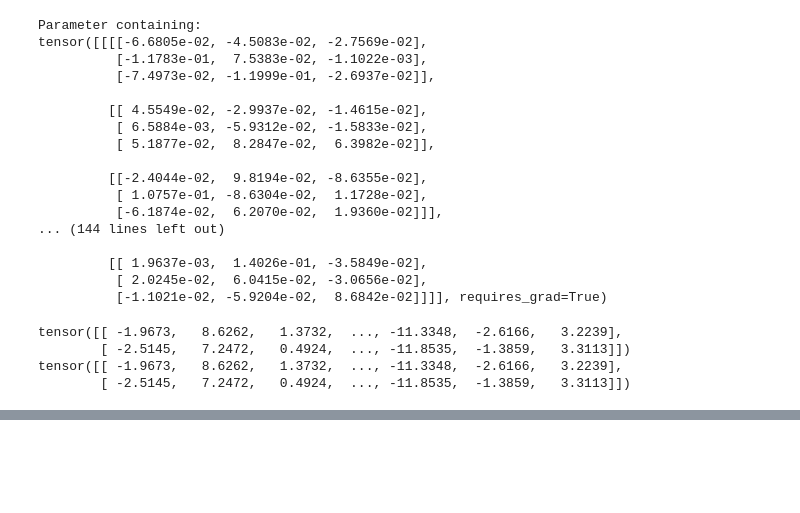
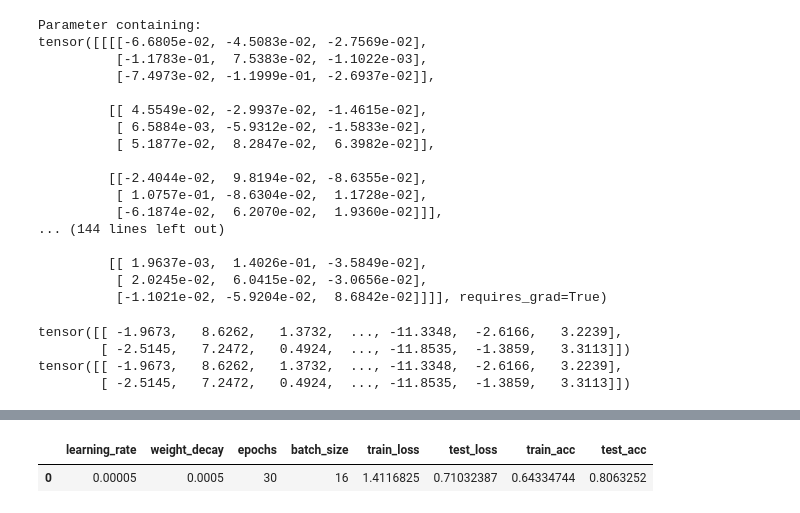
Before and after one commit to dkqp/DL_Paper_Replicating, a Jupyter notebook: notebook_replicating/VGG-16_architecture.ipynb, the cells around one changed output, grey strips where cells are left out. Cells and saved outputs as stored; diff of their text form; code cells hidden in the pictures; blank space fills up the shorter version.

```diff
--- a/notebook_replicating/VGG-16_architecture.ipynb
+++ b/notebook_replicating/VGG-16_architecture.ipynb
@@ -219,0 +487,34 @@ tensor([[ -1.9673,   8.6262,   1.3732,  ..., -11.3348,  -2.6166,   3.2239],
+# %%
+vgg16_bn_weights = torchvision.models.VGG16_BN_Weights.DEFAULT
+vgg16_bn_model = torchvision.models.vgg16_bn(weights=vgg16_bn_weights)
+vgg16_bn_model.classifier[-1] = torch.nn.Linear(
+    in_features=4096,
+    out_features=len(class_names_food101)
+)
+# %%
+train_dataset, _ = data_setup.split_dataset(
+    dataset=train_data_food101,
+    split_size=1,
+    seed=42
+)
+test_dataset, _ = data_setup.split_dataset(
+    dataset=test_data_food101,
+    split_size=1,
+    seed=42
+)
+
+tuning_results = engine.HP_tune_train(
+    model=vgg16_bn_model,
+    model_generator=None,
+    model_weights=vgg16_bn_weights,
+    model_name='VGG16_bn_food101',
+    train_dataset=train_dataset,
+    test_dataset=test_dataset,
+    learning_rate_list=learning_rate_list,
+    weight_decay_list=weight_decay_list,
+    epochs_list=epochs_list,
+    batch_size_list=batch_size_list,
+    is_tensorboard_writer=True,
+    device=device,
+    gradient_accumulation_num=1
+)
@@ -219,0 +540,6 @@ tensor([[ -1.9673,   8.6262,   1.3732,  ..., -11.3348,  -2.6166,   3.2239],
+# %%
+import pandas as pd
+pd.DataFrame(tuning_results)
+# %% [output]
+|  | learning_rate | weight_decay | epochs | batch_size | train_loss | test_loss | train_acc | test_acc |
+| 0 | 0.00005 | 0.0005 | 30 | 16 | 1.4116825 | 0.71032387 | 0.64334744 | 0.8063252 |
```
Also changed, not shown: parts of 16 cells of this notebook, 13 other files.
